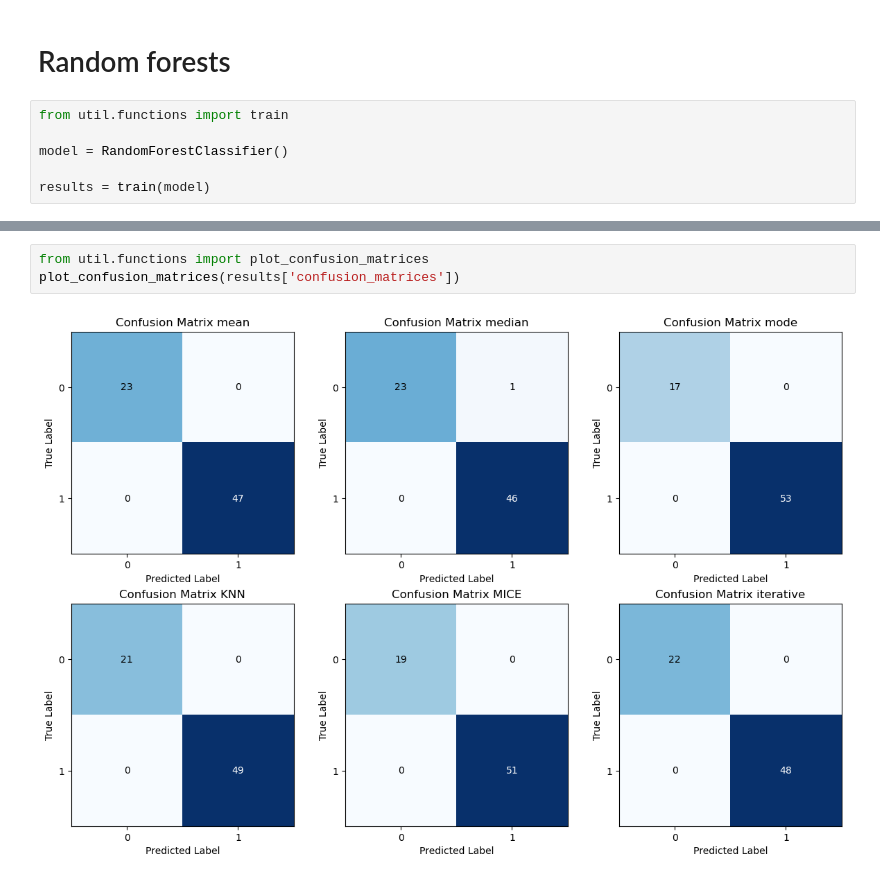
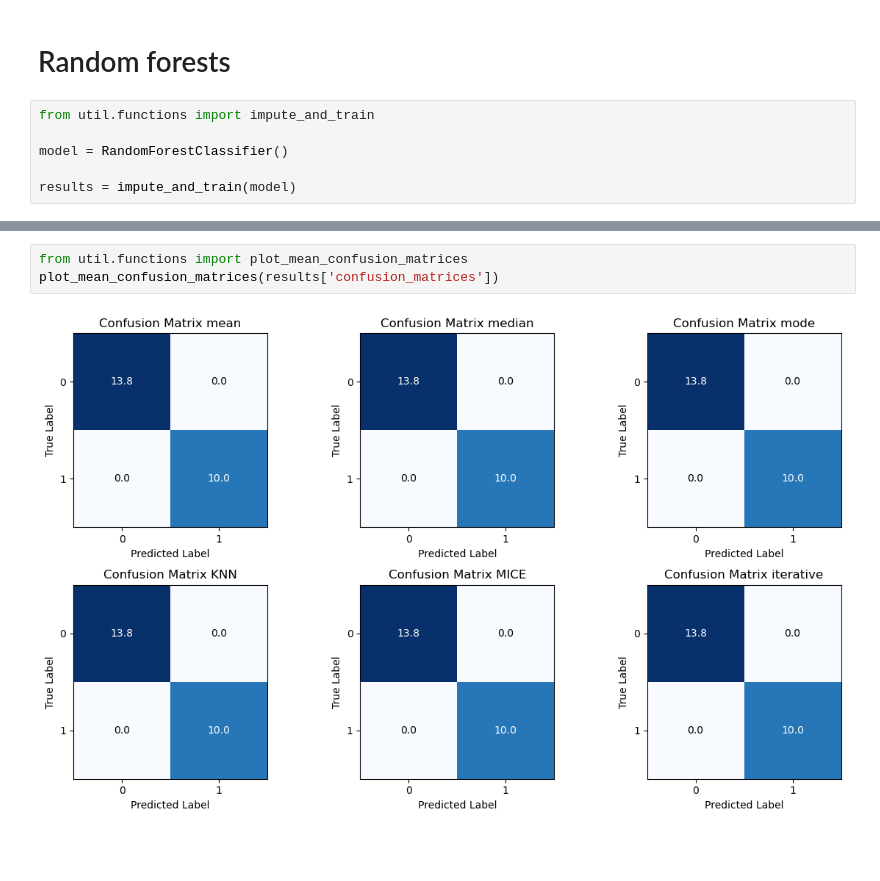
Before and after one commit to luisastue/datascience-ckd, a Jupyter notebook: 5.2_random_forests.ipynb, the cells around one changed output, grey strips where cells are left out. Saved outputs shown, nothing was run; the diff lists cells and outputs as text; blank space fills up the shorter version.

Commit message:
make imputation and training together

```diff
--- a/5.2_random_forests.ipynb
+++ b/5.2_random_forests.ipynb
@@ -14,10 +4,10 @@ dataframes = {
 # %% [markdown]
 # Random forests
 # %%
-from util.functions import train
+from util.functions import impute_and_train
 
 model = RandomForestClassifier()
 
-results = train(model)
+results = impute_and_train(model)
 # %% [output]
 learning with mean imputed data
@@ -34,6 +35,6 @@ plot_metrics(results['metrics'])
 # %%
-from util.functions import plot_confusion_matrices
-plot_confusion_matrices(results['confusion_matrices'])
+from util.functions import plot_mean_confusion_matrices
+plot_mean_confusion_matrices(results['confusion_matrices'])
 # %% [output]
-[figure, old version]
+[figure, new version]
 # %%
```
Also changed, not shown: parts of 6 cells of this notebook, 14 other files.
